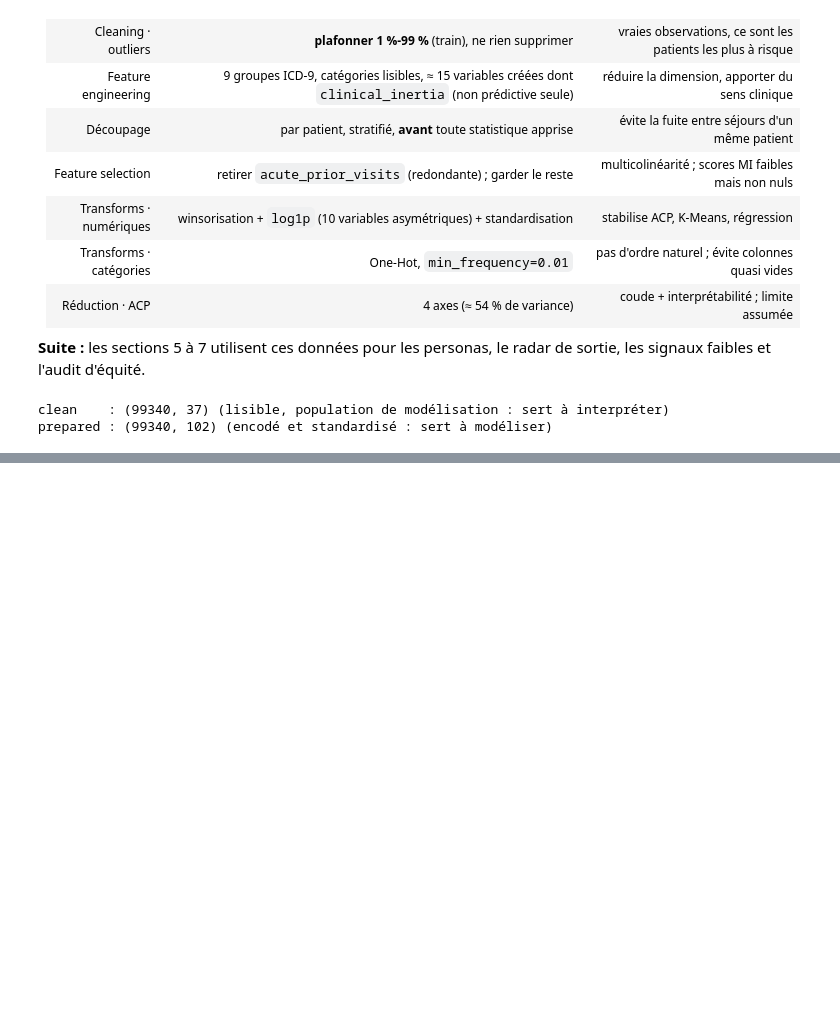
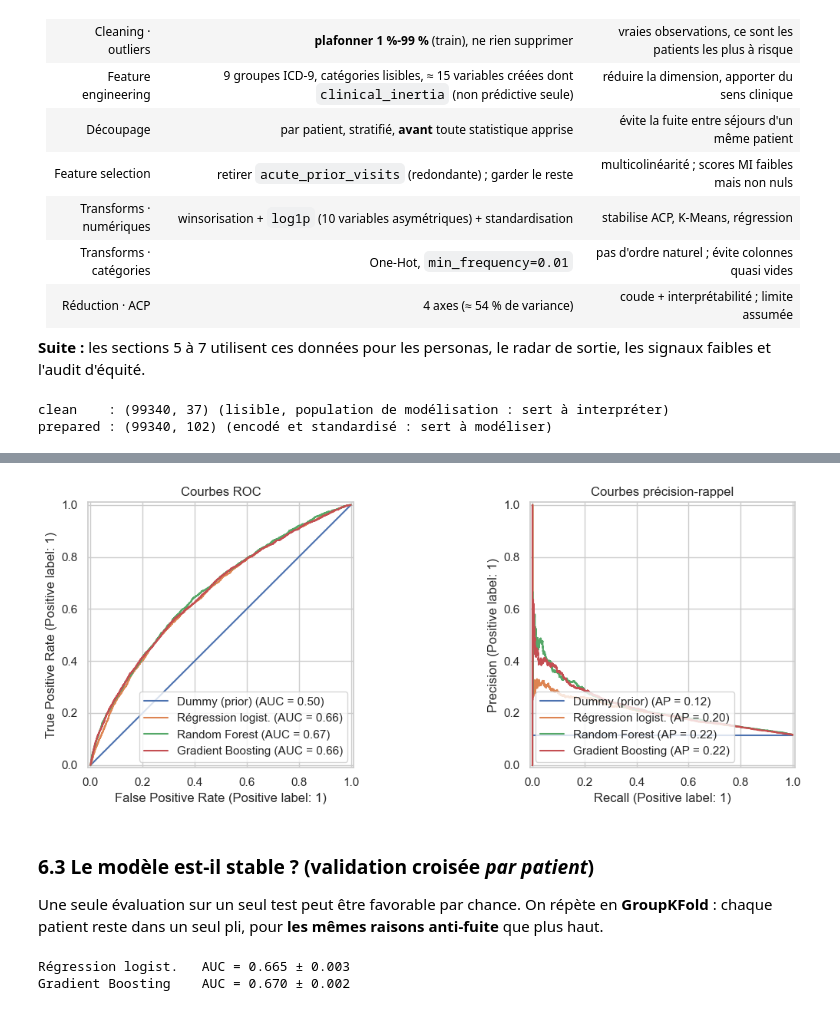
Before and after one commit to Tasnimekaabachi/diabetic-patients-readmission-, a Jupyter notebook: business_understanding.ipynb, the cells around one changed output, grey strips where cells are left out. Cells and saved outputs as stored; diff of their text form; code cells hidden in the pictures; blank space fills up the shorter version.

```diff
--- a/business_understanding.ipynb
+++ b/business_understanding.ipynb
@@ -1044,0 +1200,12 @@ prepared : (99340, 102) (encodé et standardisé : sert à modéliser)
+# %%
+from sklearn.linear_model import LogisticRegression
+from sklearn.ensemble import RandomForestClassifier, HistGradientBoostingClassifier
+from sklearn.dummy import DummyClassifier
+from sklearn.metrics import roc_auc_score, average_precision_score
+
+feat = [c for c in prepared.columns if c not in ("patient_nbr","split","readmitted_30","cluster")]
+tr = prepared.split=="train"; te = ~tr
+Xtr, ytr = prepared.loc[tr,feat], prepared.loc[tr,"readmitted_30"]
+Xte, yte = prepared.loc[te,feat], prepared.loc[te,"readmitted_30"]
+print(len(feat), "variables |", tr.sum(), "train |", te.sum(), "test")
+print("Accuracy d'un modèle qui prédit toujours 'non' :", round(1-yte.mean(),3))
@@ -1044,0 +1227,15 @@ prepared : (99340, 102) (encodé et standardisé : sert à modéliser)
+# %%
+models = {
+ "Dummy (prior)":      DummyClassifier(strategy="prior"),
+ "Régression logist.": LogisticRegression(max_iter=2000, class_weight="balanced", C=0.1),
+ "Random Forest":      RandomForestClassifier(n_estimators=300, min_samples_leaf=30, max_features="sqrt",
+                                             class_weight="balanced_subsample", n_jobs=-1, random_state=RS),
+ "Gradient Boosting":  HistGradientBoostingClassifier(max_depth=4, learning_rate=0.05, max_iter=250,
+                                             l2_regularization=1.0, class_weight="balanced", random_state=RS),
+}
+res, proba = [], {}
+for name,m in models.items():
+    m.fit(Xtr,ytr); p = m.predict_proba(Xte)[:,1]; proba[name]=p
+    res.append((name, roc_auc_score(yte,p), average_precision_score(yte,p)))
+perf = pd.DataFrame(res, columns=["Modèle","ROC-AUC","PR-AUC"]).set_index("Modèle").round(3)
+perf
@@ -1044,0 +1255,20 @@ prepared : (99340, 102) (encodé et standardisé : sert à modéliser)
+# %%
+from sklearn.metrics import RocCurveDisplay, PrecisionRecallDisplay
+fig, ax = plt.subplots(1,2, figsize=(12,4.5))
+for n,p in proba.items():
+    RocCurveDisplay.from_predictions(yte,p,name=n,ax=ax[0]); PrecisionRecallDisplay.from_predictions(yte,p,name=n,ax=ax[1])
+ax[0].set_title("Courbes ROC"); ax[1].set_title("Courbes précision-rappel"); plt.tight_layout(); plt.show()
+# %% [output]
+[figure, added]
+# %% [markdown]
+### 6.3 Le modèle est-il stable ? (validation croisée *par patient*)
+Une seule évaluation sur un seul test peut être favorable par chance. On répète en **GroupKFold** : chaque patient reste dans un seul pli, pour **les mêmes raisons anti-fuite** que plus haut.
+# %%
+from sklearn.model_selection import GroupKFold, cross_val_score
+cv = GroupKFold(n_splits=5)
+for name in ["Régression logist.","Gradient Boosting"]:
+    s = cross_val_score(models[name], Xtr, ytr, groups=prepared.loc[tr,"patient_nbr"], cv=cv, scoring="roc_auc", n_jobs=-1)
+    print(f"{name:20s} AUC = {s.mean():.3f} ± {s.std():.3f}")
+# %% [output]
+Régression logist.   AUC = 0.665 ± 0.003
+Gradient Boosting    AUC = 0.670 ± 0.002
```
Also changed, not shown: parts of 60 cells of this notebook, 2 other files.
